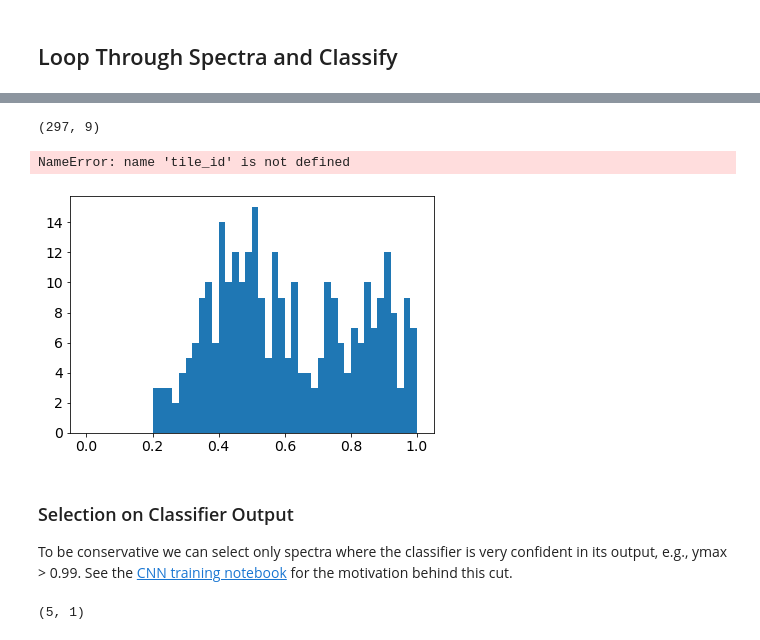
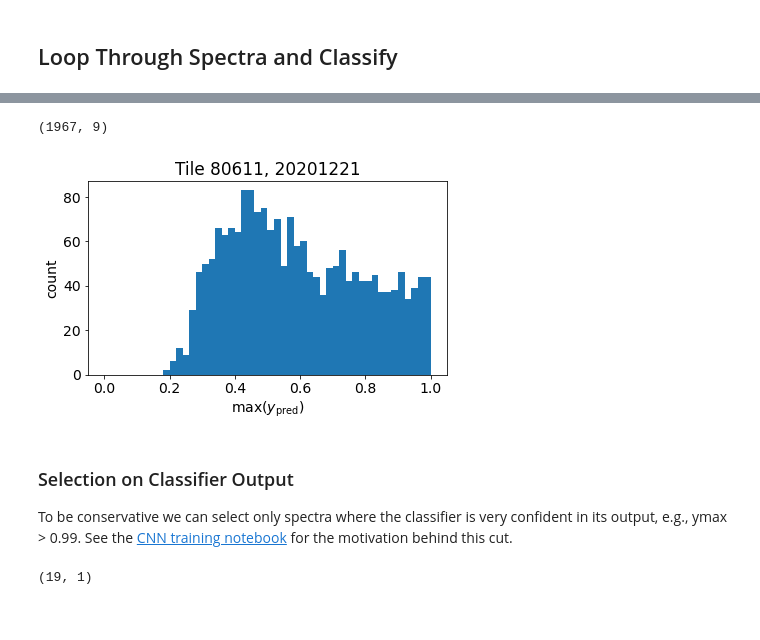
Before and after one commit to desihub/timedomain, a Jupyter notebook: desitrip/docs/nb/cnn_classify_data.ipynb, the cells around one changed output, grey strips where cells are left out. Drawn from its saved outputs; the diff is of its cells as text; code cells hidden in the pictures.

Commit message:
Clean up coadd-zbest matching.

```diff
--- a/desitrip/docs/nb/cnn_classify_data.ipynb
+++ b/desitrip/docs/nb/cnn_classify_data.ipynb
@@ -84,6 +84,20 @@ bgs_tiles = 80611, 80612, 80613, 80614, 80616, 80617, 80618, 80619
 
 # tile_id = 66000
 # obsdate = 20200314
+
+def get_petal_id(filename):
+    return int(filename.split('-')[1])
+
+def match_files(cafiles, zbfiles):
+    matched = []
+    for _l1 in cafiles:
+        p1 = get_petal_id(_l1)
+        for _l2 in zbfiles:
+            p2 = get_petal_id(_l2)
+            if p1 == p2:
+                matched.append([_l1, _l2])
+                break
+    return matched
 
 # Access redux folder.
 for bgs_tile in bgs_tiles:
@@ -95,6 +109,8 @@ for bgs_tile in bgs_tiles:
     else:
         subfolders = sorted(glob('{}/*'.format(prefix_in)))
         for sf in subfolders:
+            obsdate = os.path.basename(sf)
+
             # Access the zbest and coadd files.
             # Files are organized by petal number.
             zbfiles = sorted(glob('{}/zbest*.fits'.format(sf)))
@@ -111,13 +127,10 @@ for bgs_tile in bgs_tiles:
             allmask = None
             allres  = None
 
-            for cafile, zbfile in zip(cafiles, zbfiles):
-                ca_petal = cafile.split('-')[1]
-                zb_petal = zbfile.split('-')[1]
+            print('Tile: {} - {}'.format(bgs_tile, obsdate))
 
-                # Match petals and merge data.
-                if ca_petal != zb_petal:
-                    continue
+            for cafile, zbfile in match_files(cafiles, zbfiles):
+                print('  - Petal {}'.format(get_petal_id(cafile)))
 
                 # Access data per petal.
                 zbest = Table.read(zbfile, 'ZBEST')
@@ -130,6 +143,8 @@ for bgs_tile in bgs_tiles:
                 isGAL = zbest['SPECTYPE'] == 'GALAXY'
                 isBGS = fibermap['SV1_BGS_TARGET'] & bgs_mask.mask(sv1_bgs_bits) != 0
                 select = isTGT & isGAL & isBGS
+
+                print('     + selected: {}'.format(np.sum(select)))
 
                 # Accumulate spectrum data.
                 if allzbest is None:
@@ -148,10 +163,8 @@ for bgs_tile in bgs_tiles:
                     allmask = np.vstack([allmask, cspectra.mask['brz'][select]])
                     allres  = np.vstack([allres, cspectra.resolution_data['brz'][select]])
 
-                # Break loop over petals.
-                break
+#                 # Break loop over petals.
+#                 break
 
-            # Break loop over tile dates.
-            break
     # Break loop over tiles.
     break
@@ -189,18 +201,17 @@ array([[9.53985471e-03, 1.18757004e-03, 4.16258723e-02, 3.37706506e-03,
 # %%
 pred.shape
 # %% [output]
-(297, 9)
+(1967, 9)
 # %%
 ymax = np.max(pred, axis=1)
 # %%
 fig, ax = plt.subplots(1,1, figsize=(6,4), tight_layout=True)
 ax.hist(ymax, bins=np.linspace(0,1,51))
 ax.set(xlabel='$\max{(y_\mathrm{pred})}$',
        ylabel='count',
-       title='Tile {}, {}'.format(tile_id, obsdate));
+       title='Tile {}, {}'.format(bgs_tile, obsdate));
 # %% [output]
-NameError: name 'tile_id' is not defined
-[figure, old version]
+[figure, new version]
 # %% [markdown]
 ### Selection on Classifier Output
 
@@ -211,7 +222,7 @@ labels = np.argmax(pred, axis=1)
 # %%
 idx.shape
 # %% [output]
-(5, 1)
+(19, 1)
 # %%
 # Randomly select 16 of the spectra and plot them.
 selection = sorted(np.random.choice(idx.flatten(), size=np.minimum(len(idx), 16), replace=False))
```
Also changed, not shown: parts of 6 cells of this notebook.
